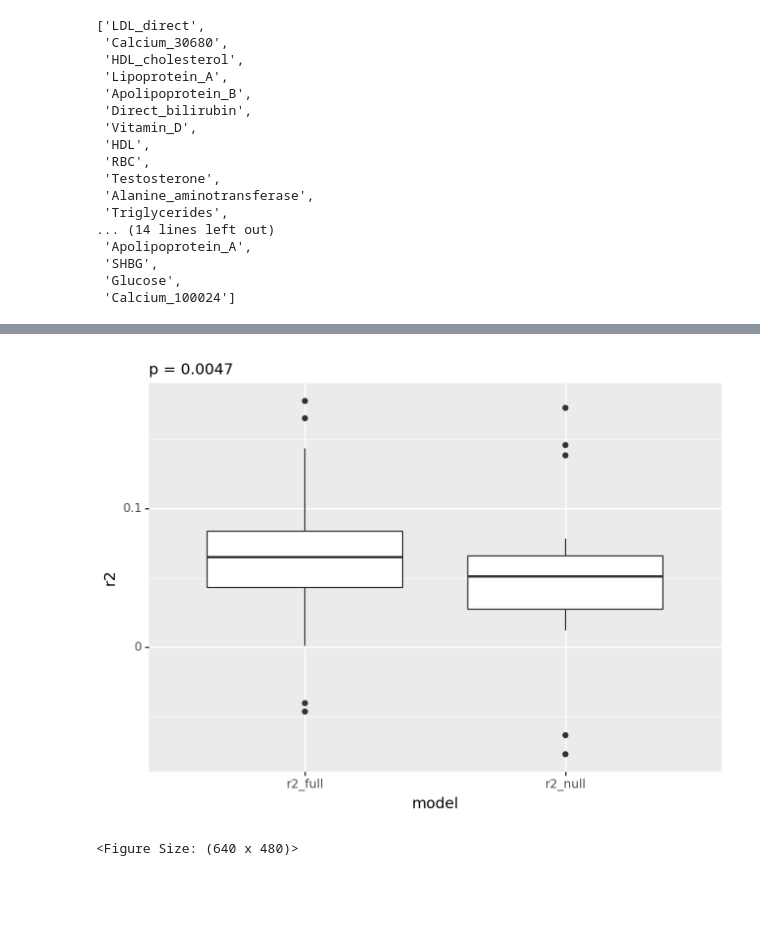
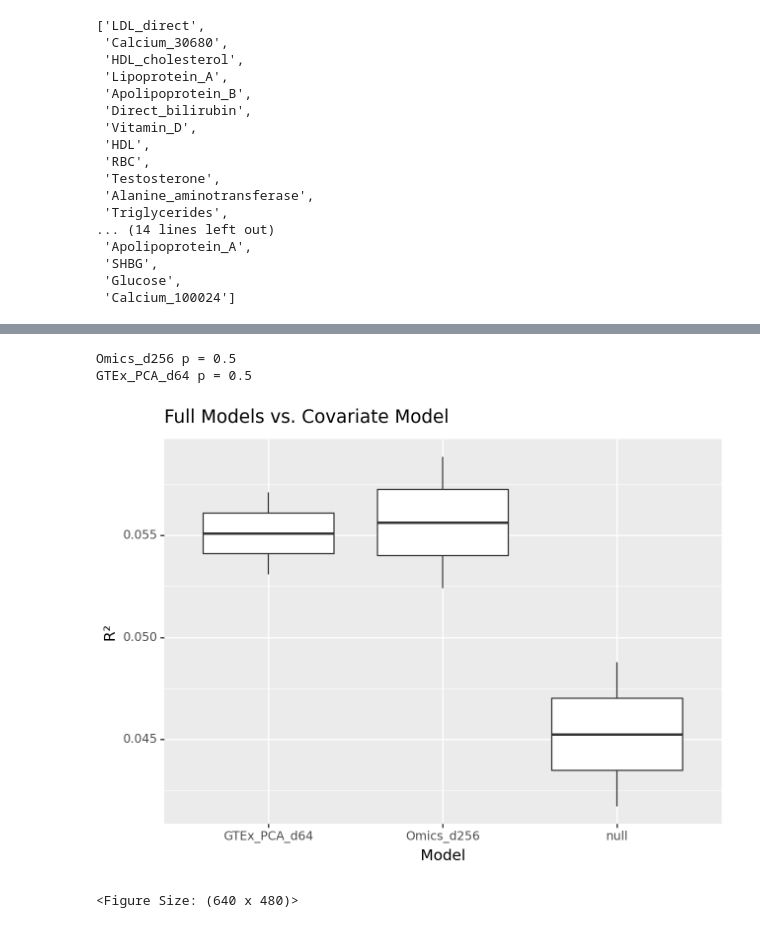
Before and after one commit to niklasbuehler/functional-gene-embeddings, a Jupyter notebook: notebooks/Evaluation.ipynb, the cells around one changed output, grey strips where cells are left out. Drawn from its saved outputs; the diff is of its cells as text; code cells hidden in the pictures; blank space fills up the shorter version.

```diff
--- a/notebooks/Evaluation.ipynb
+++ b/notebooks/Evaluation.ipynb
@@ -324,3 +268,21 @@ def compare_r2_across_models(model_results):
+# %%
+# TODO Multiple testing correction?
+def compare_against_null(results, alpha=0.05):
+    plot_data = pd.DataFrame(results)[['trait', 'name', 'r2']]
+    sig = []
+    for idx, model in enumerate(models):
+        if (model == 'null'):
+            continue
+        model_r2 = res_df[res_df['name'] == model]['r2']
+        null_r2 = res_df[res_df['name'] == 'null']['r2']
+
+        w_stat, p_val = wilcoxon(model_r2, null_r2)
+        print(model, "p =", p_val)
+        sig.append(pd.DataFrame({'model': model, 'p_val': p_val}, index=[idx-1]))
+    sig = pd.concat(sig)
+    plot_data = plot_data.merge(sig, how='left', left_on='name', right_on='model').drop('model', axis=1)
+    plot_data['name'] = np.where(plot_data.p_val < alpha, plot_data.name + '*', plot_data.name)
+    return ggplot(plot_data, aes('name', 'r2')) + geom_boxplot() + labs(title='Full Models vs. Covariate Model', x='Model', y='R²')
 # %% [markdown]
 # Run
 # %%
@@ -471,5 +387,7 @@ Per chrom R2 (full):
-# %%
-compare_r2(res_gtex_pca)
-# %% [output]
-[figure, removed]
-<Figure Size: (640 x 480)>
+# %%
+compare_against_null(results, alpha=0.05)
+# %% [output]
+Omics_d256 p = 0.5
+GTEx_PCA_d64 p = 0.5
+[figure, added]
+<Figure Size: (640 x 480)>
```
Also changed, not shown: parts of 31 cells of this notebook.
